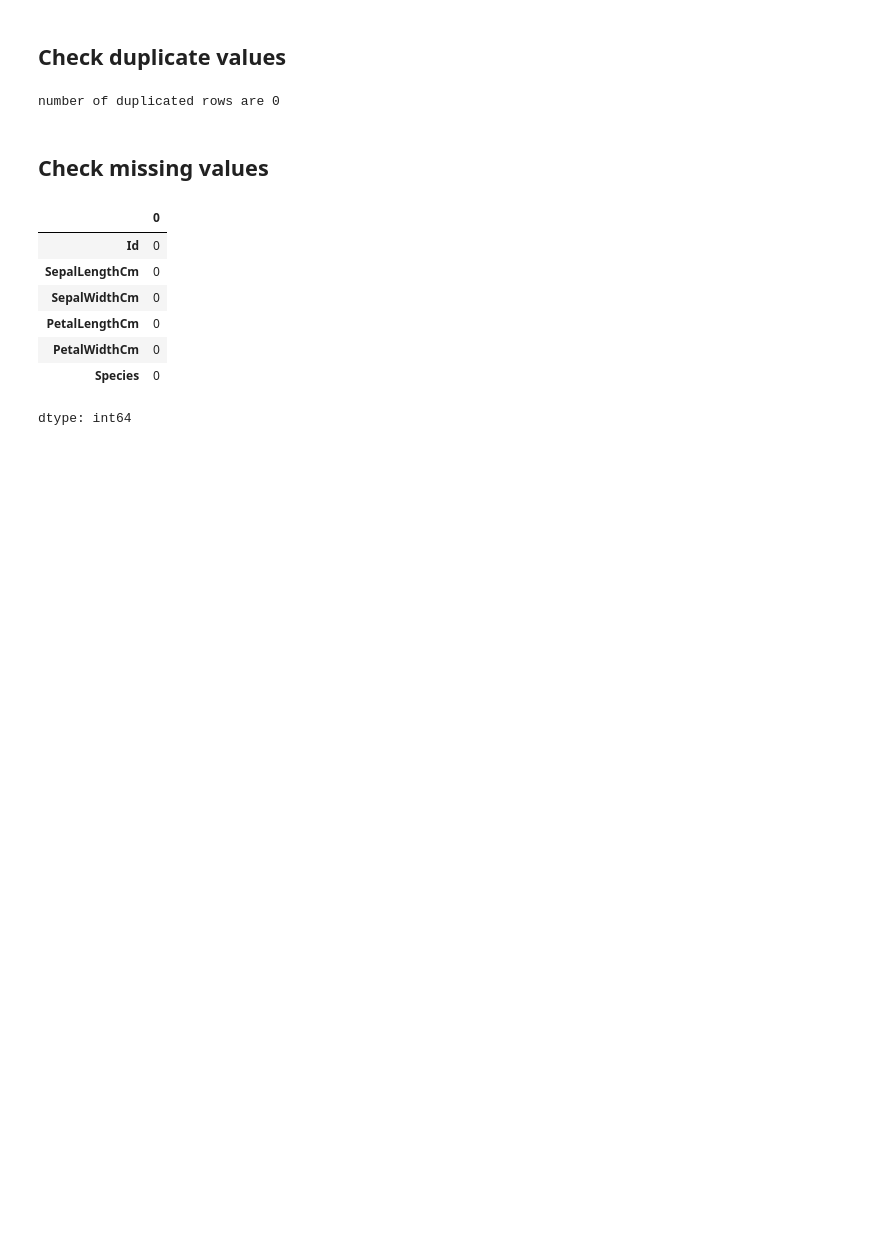
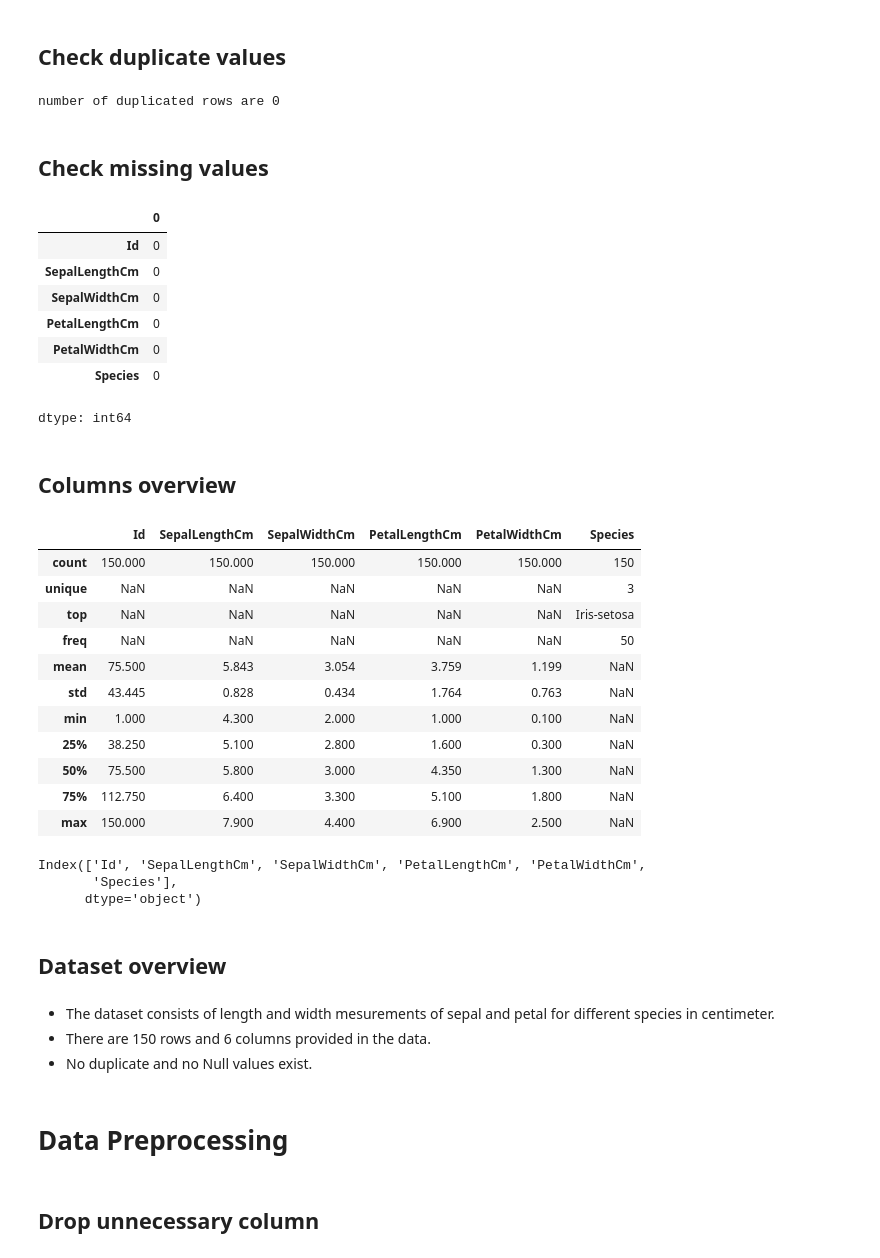
Before and after one commit to HiYasin/flower_species_classification, a Jupyter notebook: flower_species_classification.ipynb, the cells around one changed output. Cells and saved outputs as stored; diff of their text form; code cells hidden in the pictures; blank space fills up the shorter version.

Commit message:
feat: preprocess data to fit on model

```diff
--- a/flower_species_classification.ipynb
+++ b/flower_species_classification.ipynb
@@ -75,3 +75,36 @@ df.isnull().sum()
 | PetalWidthCm | 0 |
 | Species | 0 |
 dtype: int64
+# %% [markdown]
+## Columns overview
+# %%
+df.describe(include= 'all').round(3)
+# %% [output]
+|  | Id | SepalLengthCm | SepalWidthCm | PetalLengthCm | PetalWidthCm | Species |
+| count | 150.000 | 150.000 | 150.000 | 150.000 | 150.000 | 150 |
+| unique | NaN | NaN | NaN | NaN | NaN | 3 |
+| top | NaN | NaN | NaN | NaN | NaN | Iris-setosa |
+| freq | NaN | NaN | NaN | NaN | NaN | 50 |
+| mean | 75.500 | 5.843 | 3.054 | 3.759 | 1.199 | NaN |
+| std | 43.445 | 0.828 | 0.434 | 1.764 | 0.763 | NaN |
+| min | 1.000 | 4.300 | 2.000 | 1.000 | 0.100 | NaN |
+| 25% | 38.250 | 5.100 | 2.800 | 1.600 | 0.300 | NaN |
+| 50% | 75.500 | 5.800 | 3.000 | 4.350 | 1.300 | NaN |
+| 75% | 112.750 | 6.400 | 3.300 | 5.100 | 1.800 | NaN |
+| max | 150.000 | 7.900 | 4.400 | 6.900 | 2.500 | NaN |
+# %%
+df.columns
+# %% [output]
+Index(['Id', 'SepalLengthCm', 'SepalWidthCm', 'PetalLengthCm', 'PetalWidthCm',
+       'Species'],
+      dtype='object')
+# %% [markdown]
+## Dataset overview
+# %% [markdown]
+- The dataset consists of length and width mesurements of sepal and petal for different species in centimeter.
+- There are 150 rows and 6 columns provided in the data.
+- No duplicate and no Null values exist.
+# %% [markdown]
+# Data Preprocessing
+# %% [markdown]
+## Drop unnecessary column
```
Also changed, not shown: parts of 9 cells of this notebook.
